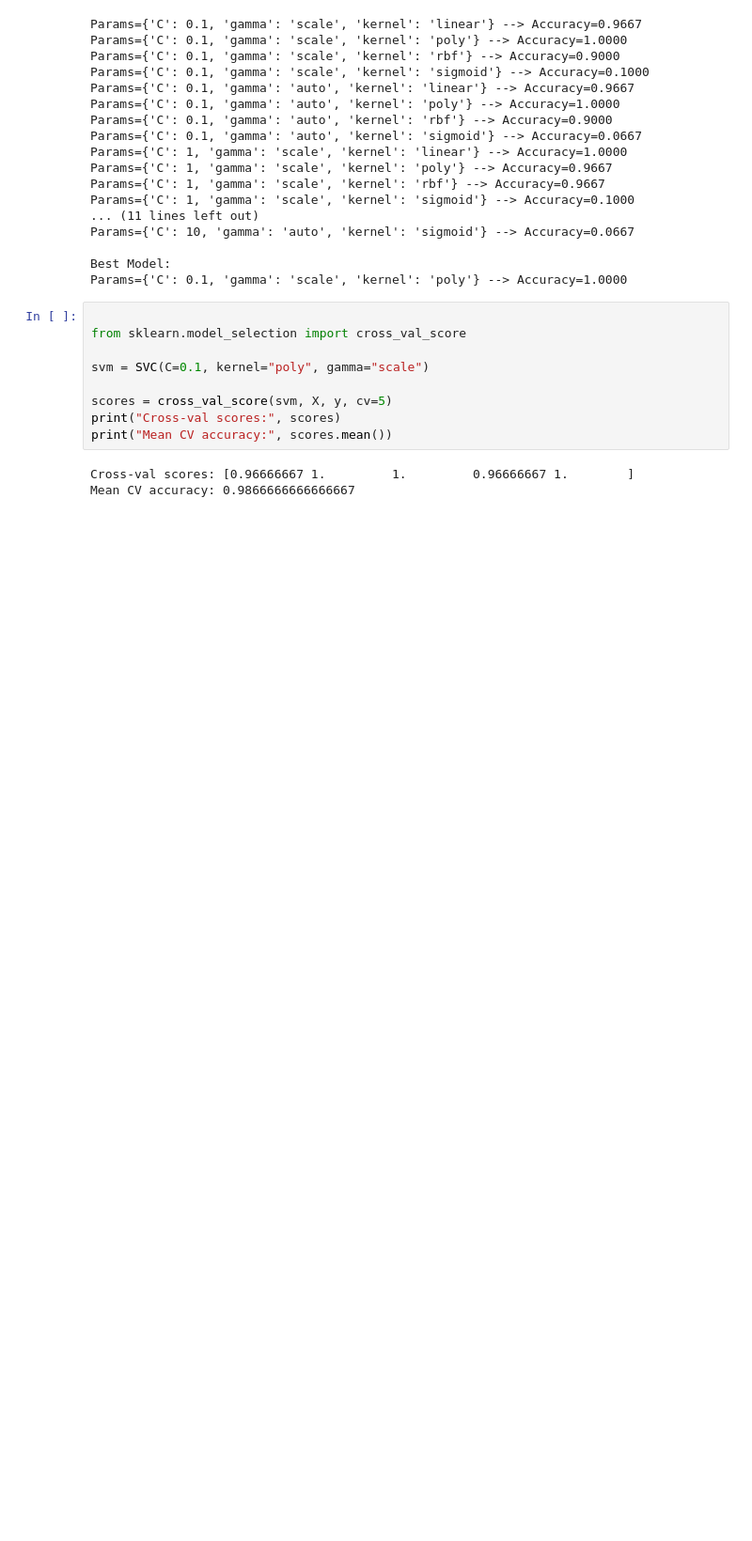
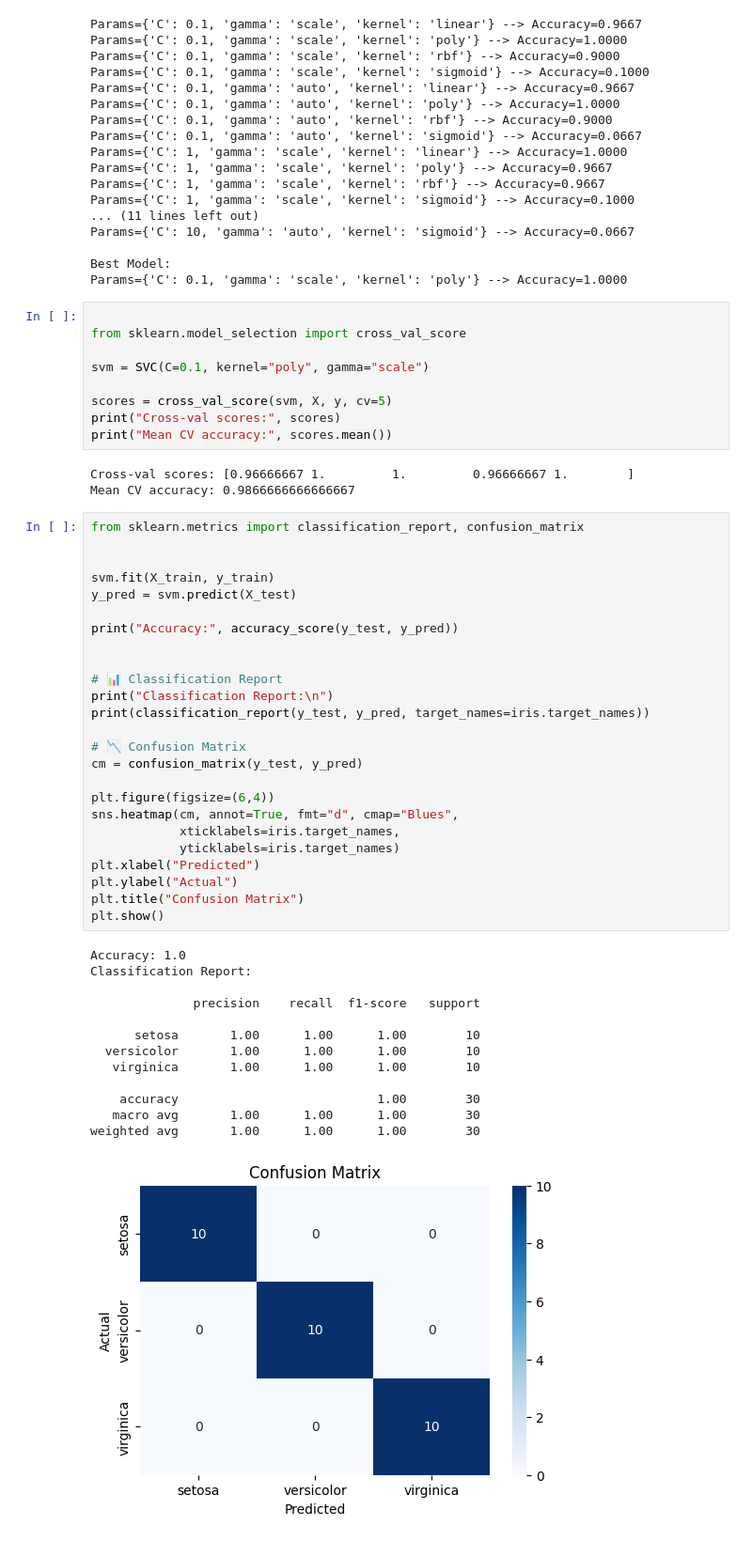
Before and after one commit to abhiii1801/Learning-AI-and-Machine-Leaning, a Jupyter notebook: iris_flower_classification.ipynb, the cells around one changed output. Shown at 94% size. Saved outputs shown, nothing was run; the diff lists cells and outputs as text; blank space fills up the shorter version.

```diff
--- a/iris_flower_classification.ipynb
+++ b/iris_flower_classification.ipynb
@@ -163,3 +163,42 @@ print("Mean CV accuracy:", scores.mean())
 # %% [output]
 Cross-val scores: [0.96666667 1.         1.         0.96666667 1.        ]
 Mean CV accuracy: 0.9866666666666667
+# %%
+from sklearn.metrics import classification_report, confusion_matrix
+
+
+svm.fit(X_train, y_train)
+y_pred = svm.predict(X_test)
+
+print("Accuracy:", accuracy_score(y_test, y_pred))
+
+
+# 📊 Classification Report
+print("Classification Report:\n")
+print(classification_report(y_test, y_pred, target_names=iris.target_names))
+
+# 📉 Confusion Matrix
+cm = confusion_matrix(y_test, y_pred)
+
+plt.figure(figsize=(6,4))
+sns.heatmap(cm, annot=True, fmt="d", cmap="Blues",
+            xticklabels=iris.target_names,
+            yticklabels=iris.target_names)
+plt.xlabel("Predicted")
+plt.ylabel("Actual")
+plt.title("Confusion Matrix")
+plt.show()
+# %% [output]
+Accuracy: 1.0
+Classification Report:
+
+              precision    recall  f1-score   support
+
+      setosa       1.00      1.00      1.00        10
+  versicolor       1.00      1.00      1.00        10
+   virginica       1.00      1.00      1.00        10
+
+    accuracy                           1.00        30
+   macro avg       1.00      1.00      1.00        30
+weighted avg       1.00      1.00      1.00        30
+[figure, added]
```
